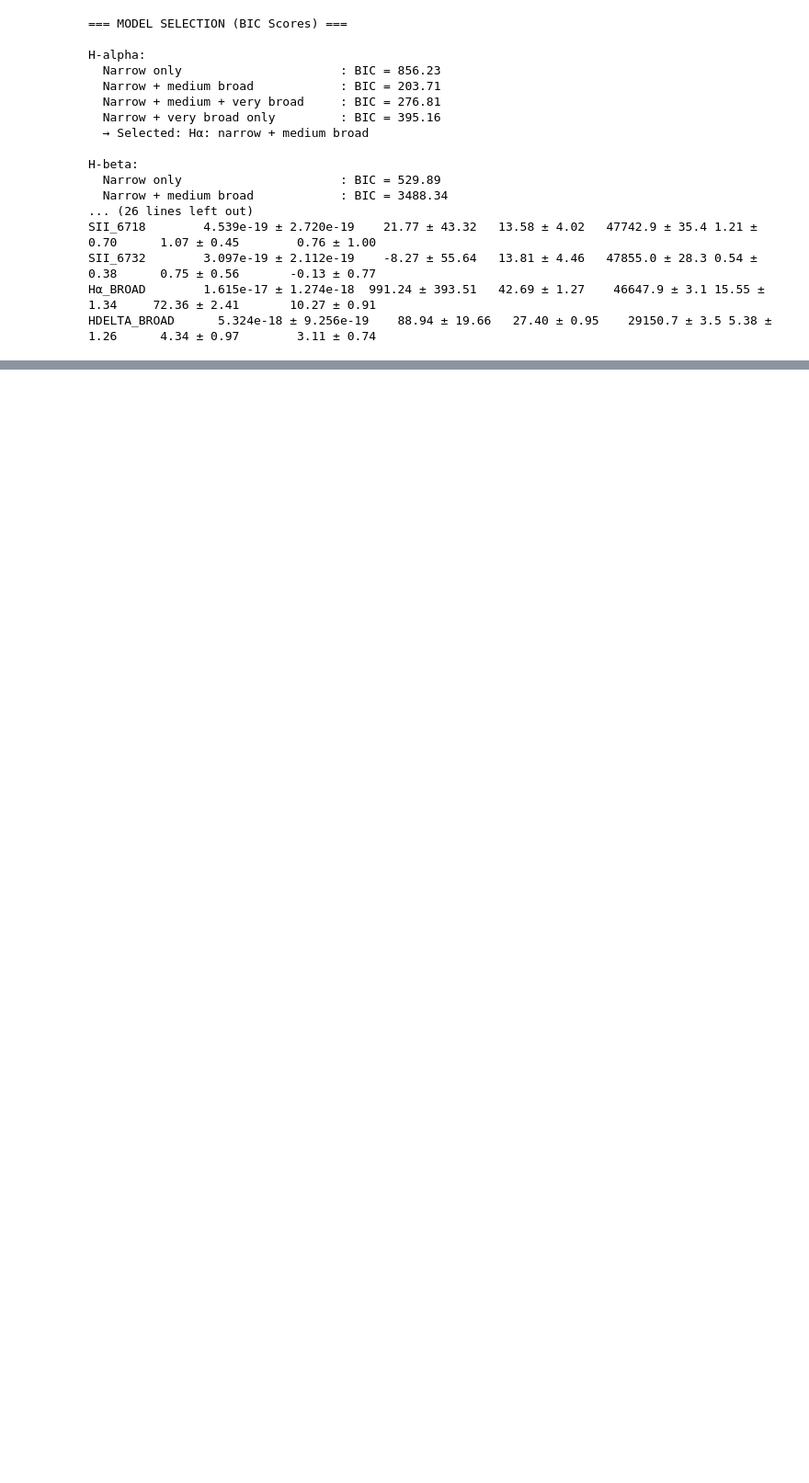
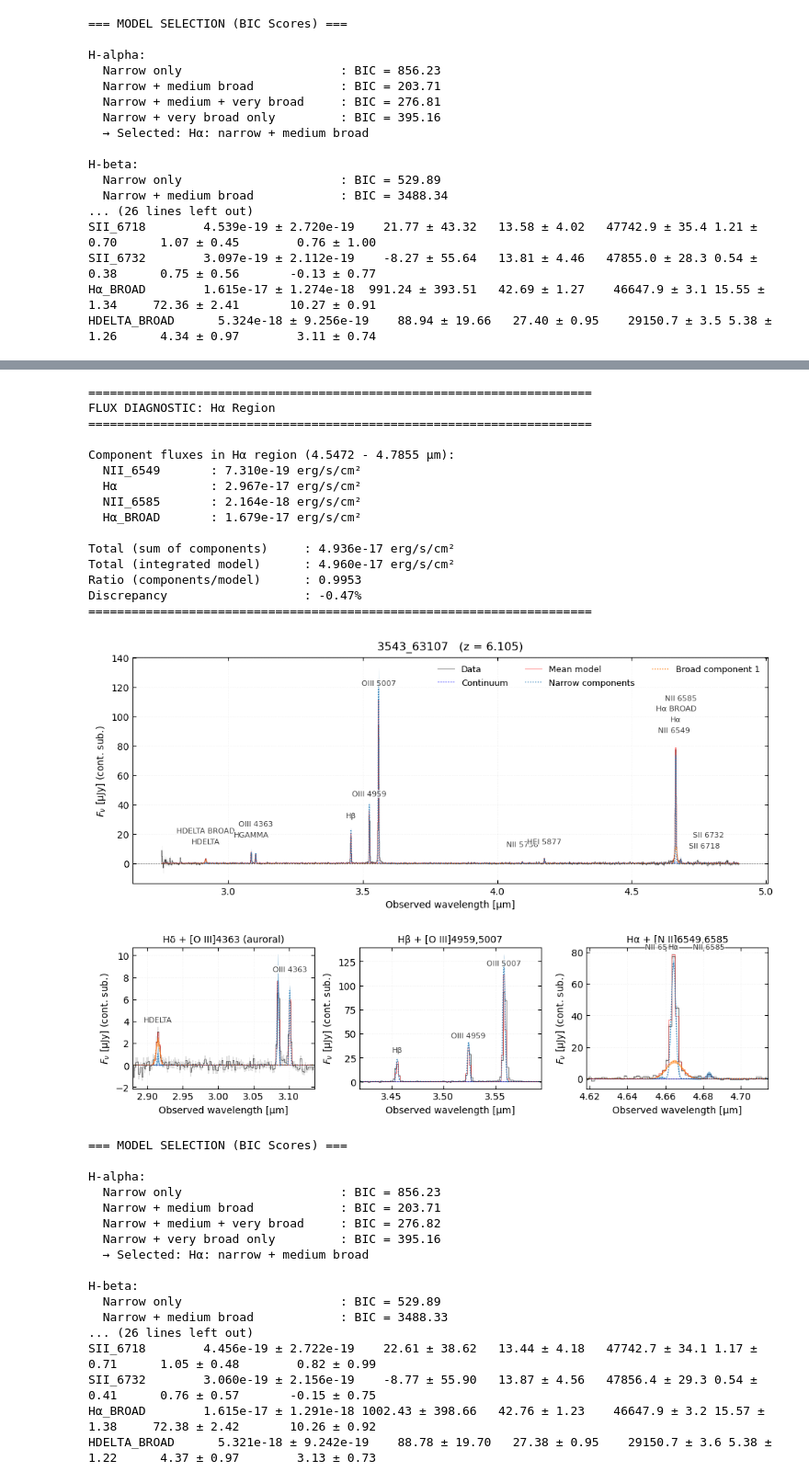
Before and after one commit to raunaq-rai/pyRSR, a Jupyter notebook: docs/notebooks/broad_line_example.ipynb, the cells around one changed output, grey strips where cells are left out. Shown at 92% size. Saved outputs shown, nothing was run; the diff lists cells and outputs as text; code cells hidden in the pictures; blank space fills up the shorter version.

```diff
--- a/docs/notebooks/broad_line_example.ipynb
+++ b/docs/notebooks/broad_line_example.ipynb
@@ -157,0 +222,45 @@ HDELTA_BROAD      5.324e-18 ± 9.256e-19    88.94 ± 19.66   27.40 ± 0.95    29
+# %%
+from astropy.io import fits
+import numpy as np
+from PyRSRX.broad_line_fit import broad_fit, print_bootstrap_line_table_broad
+
+
+
+# ---------- Load + crop ----------
+specfile = "../../data/stark-rxcj2248-v4_g395m-f290lp_2478_3.spec.fits"
+with fits.open(specfile) as hdul:
+    t = hdul["SPEC1D"].data
+    lam = np.asarray(t["wave"])
+    fnu = np.asarray(t["flux"])
+    enu = np.asarray(t["err"])
+
+target_msaid = "3543_63107"
+
+mask = (lam >= 2.75) & (lam <= 5)
+spec = dict(lam=lam[mask], flux=fnu[mask], err=enu[mask])
+
+z = 6.1052
+
+
+boot = broad_fit(
+    source=spec,
+    z=z,
+    grating="G395M",
+    source_id=target_msaid,
+    n_boot=200,
+    lyman_cut=None,
+    deg=2,
+    random_state=21,
+    continuum_windows=None,
+    plot=True,
+    show_progress=True,
+    save_path=None,
+    lines_to_use=None,
+    plot_continuum_subtracted = True,
+    broad_mode="auto",
+    verbose=True,
+    plot_unit='fnu',
+)
+
+print_bootstrap_line_table_broad(boot)
+# %% [output]
@@ -157,0 +284,33 @@ HDELTA_BROAD      5.324e-18 ± 9.256e-19    88.94 ± 19.66   27.40 ± 0.95    29
+======================================================================
+FLUX DIAGNOSTIC: Hα Region
+======================================================================
+
+Component fluxes in Hα region (4.5472 - 4.7855 µm):
+  NII_6549       : 7.310e-19 erg/s/cm²
+  H⍺             : 2.967e-17 erg/s/cm²
+  NII_6585       : 2.164e-18 erg/s/cm²
+  H⍺_BROAD       : 1.679e-17 erg/s/cm²
+
+Total (sum of components)     : 4.936e-17 erg/s/cm²
+Total (integrated model)      : 4.960e-17 erg/s/cm²
+Ratio (components/model)      : 0.9953
+Discrepancy                   : -0.47%
+======================================================================
+[figure, added]
+=== MODEL SELECTION (BIC Scores) ===
+
+H-alpha:
+  Narrow only                      : BIC = 856.23
+  Narrow + medium broad            : BIC = 203.71
+  Narrow + medium + very broad     : BIC = 276.82
+  Narrow + very broad only         : BIC = 395.16
+  → Selected: Hα: narrow + medium broad
+
+H-beta:
+  Narrow only                      : BIC = 529.89
+  Narrow + medium broad            : BIC = 3488.33
+... (26 lines left out)
+SII_6718        4.456e-19 ± 2.722e-19    22.61 ± 38.62   13.44 ± 4.18   47742.7 ± 34.1 1.17 ± 0.71      1.05 ± 0.48        0.82 ± 0.99
+SII_6732        3.060e-19 ± 2.156e-19    -8.77 ± 55.90   13.87 ± 4.56   47856.4 ± 29.3 0.54 ± 0.41      0.76 ± 0.57       -0.15 ± 0.75
+H⍺_BROAD        1.615e-17 ± 1.291e-18 1002.43 ± 398.66   42.76 ± 1.23    46647.9 ± 3.2 15.57 ± 1.38     72.38 ± 2.42       10.26 ± 0.92
+HDELTA_BROAD      5.321e-18 ± 9.242e-19    88.78 ± 19.70   27.38 ± 0.95    29150.7 ± 3.6 5.38 ± 1.22      4.37 ± 0.97        3.13 ± 0.73
```
Also changed, not shown: parts of 5 cells of this notebook, 18 other files.
